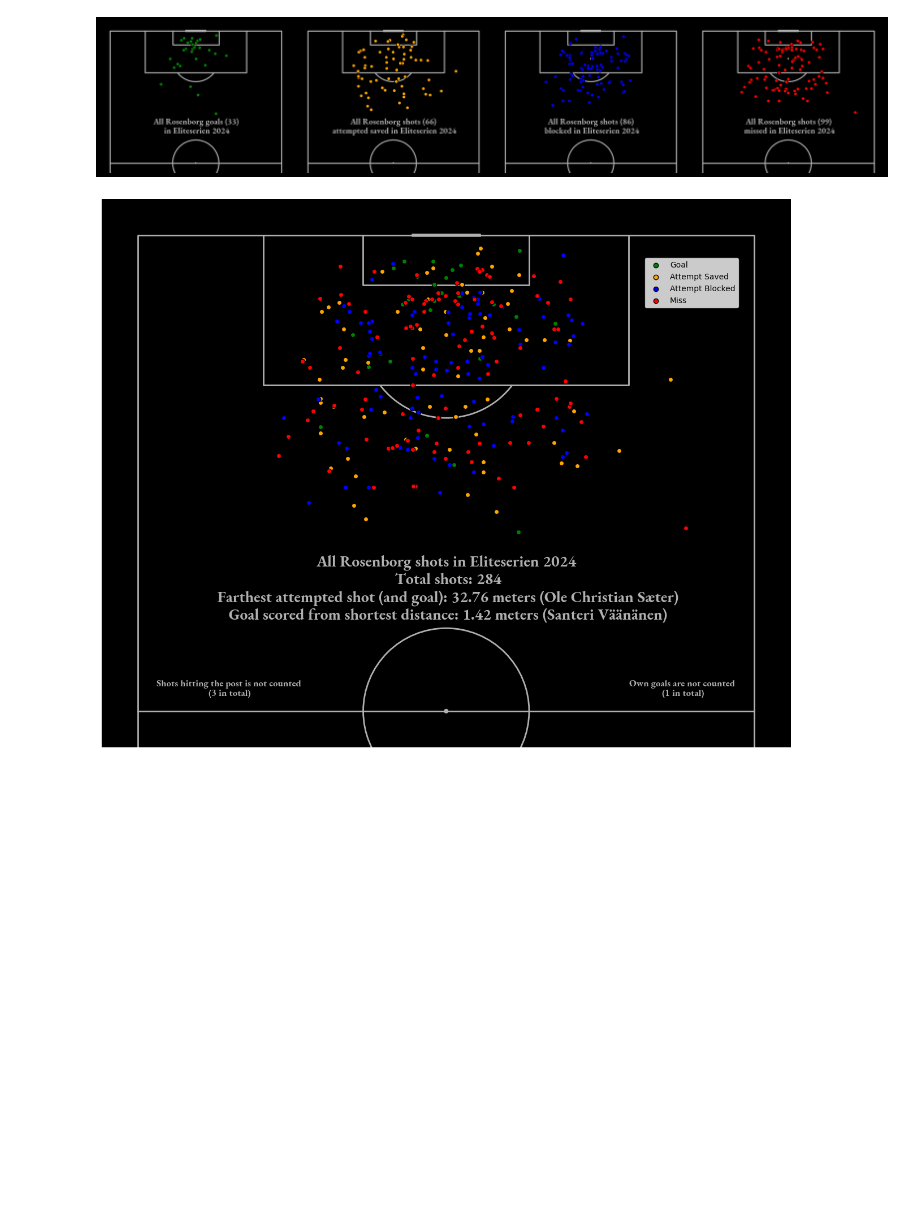
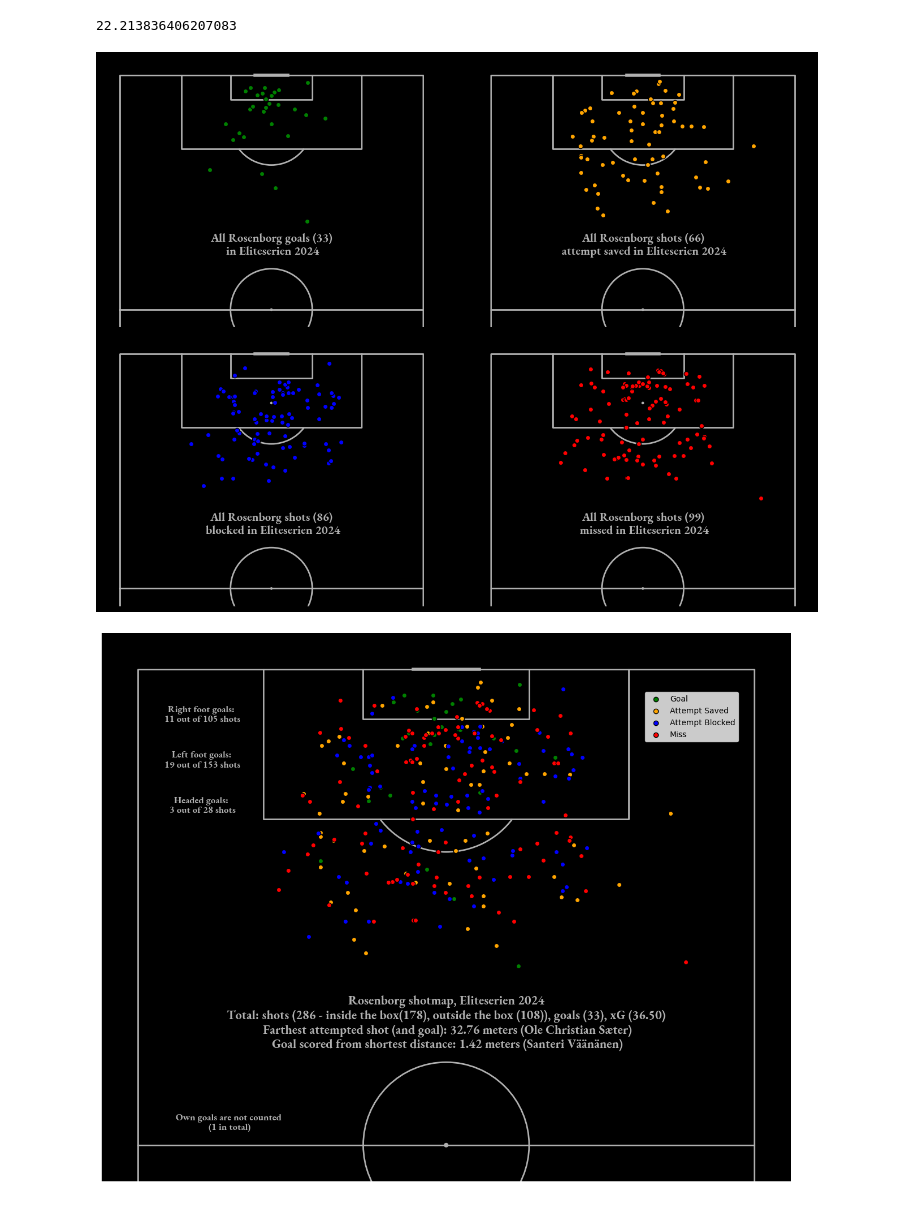
Before and after one commit to sanderstoy/Football-Analytics, a Jupyter notebook: rosenborg_shotmap_home_and_away_scrapes_all_games_automatically.ipynb, the cells around one changed output. Saved outputs shown, nothing was run; the diff lists cells and outputs as text; code cells hidden in the pictures; blank space fills up the shorter version.

Commit message:
Finalized code so everything plots correctly. Still messy.

```diff
--- a/rosenborg_shotmap_home_and_away_scrapes_all_games_automatically.ipynb
+++ b/rosenborg_shotmap_home_and_away_scrapes_all_games_automatically.ipynb
@@ -44,13 +44,14 @@ def scraper(match_id):
      2. CORRECTING COORDINATES
      3. FILTERS ROSENBORG SHOTS BY GOAL, ATTEMPT SAVED AND MISS (SO WE CAN COLOR EACH DOT WITH A UNIQUE COLOR)'''
 
-isowngoal = np.sum(all_shots_rosenborg['isOwnGoal'] == True)
+# isowngoal = np.sum(all_shots_rosenborg['isOwnGoal'] == True)
+
 rosenborg_team_id = all_shots_rosenborg[all_shots_rosenborg['teamId'] == 8422]
 rosenborg_shots_goal = rosenborg_team_id[rosenborg_team_id['eventType'] == 'Goal']
 rosenborg_shots_attempt_saved = rosenborg_team_id[(rosenborg_team_id['eventType'] == 'AttemptSaved') & (rosenborg_team_id['isBlocked'] == False)]
 rosenborg_shots_miss = rosenborg_team_id[rosenborg_team_id['eventType'] == 'Miss']
 rosenborg_shots_attempt_blocked = rosenborg_team_id[(rosenborg_team_id['eventType'] == 'AttemptSaved') & (rosenborg_team_id['isBlocked'] == True)]
-
+rosenborg_post = rosenborg_team_id[rosenborg_team_id['eventType'] == 'Post']
 
 ''' REMOVES DUPLICATE MATCHES (HAPPENS WHEN A MATCH IS POSTPONED)'''
 all_shots_rosenborg = rosenborg_team_id[(rosenborg_team_id['matchId'] != '4583736')]
@@ -69,54 +70,72 @@ font = font_manager.FontProperties(fname='C:\\Users\\Sander\\Downloads\\EB_Garam
 
 ''' MISCELLANEOUS CALCULATIONS '''
 rosenborg_team_id_index_reset = rosenborg_team_id.reset_index(drop=True)
-total_shots = len(rosenborg_shots_goal) + len(rosenborg_shots_attempt_saved) + len(rosenborg_shots_miss) + len(rosenborg_shots_attempt_blocked)
+total_shots = len(rosenborg_shots_goal) + len(rosenborg_shots_attempt_saved) + len(rosenborg_shots_miss) + len(rosenborg_shots_attempt_blocked) + len(rosenborg_post)
 longest_shot =  pitch_length - rosenborg_team_id['x'].min()
 longest_shot_index = rosenborg_team_id_index_reset['x'].idxmin()
 longest_shot_name = rosenborg_team_id_index_reset['playerName'][longest_shot_index]
 shortest_shot = pitch_length - rosenborg_team_id['x'].max()
 shortest_shot_index = rosenborg_team_id_index_reset['x'].idxmax()
 shortest_shot__name = rosenborg_team_id_index_reset['playerName'][shortest_shot_index]
-total_xg = rosenborg_shots_goal['expectedGoals'].sum()
+total_xg = all_shots_rosenborg['expectedGoals'].sum()
+total_xgot = all_shots_rosenborg['expectedGoalsOnTarget'].sum()
+right_foot_shots = len(all_shots_rosenborg[all_shots_rosenborg['shotType'] == 'RightFoot'])
+left_foot_shots = len(all_shots_rosenborg[all_shots_rosenborg['shotType'] == 'LeftFoot'])
+header_shots = len(all_shots_rosenborg[all_shots_rosenborg['shotType'] == 'Header'])
+right_foot_goals = len(rosenborg_shots_goal[(rosenborg_shots_goal['shotType'] == 'RightFoot') & (rosenborg_shots_goal['eventType'] == 'Goal')])
+left_foot_goals = len(rosenborg_shots_goal[(rosenborg_shots_goal['shotType'] == 'LeftFoot') & (rosenborg_shots_goal['eventType'] == 'Goal')])
+header_goals = len(rosenborg_shots_goal[(rosenborg_shots_goal['shotType'] == 'Header') & (rosenborg_shots_goal['eventType'] == 'Goal')])
+inside_the_box = len(all_shots_rosenborg[all_shots_rosenborg['isFromInsideBox'] == True])
+outside_the_box = total_shots - inside_the_box
+
+print(rosenborg_shots_goal['expectedGoalsOnTarget'].sum())
 
 ''' PITCH '''
 pitch = VerticalPitch(half=True, pitch_type='custom', pitch_length=pitch_length, pitch_width=pitch_width)
 pitch2 = VerticalPitch(half=True, pitch_type='custom', pitch_length=pitch_length, pitch_width=pitch_width)
 
-fig, axs = pitch.draw(ncols=4,figsize=(20, 15))
+fig, axs = pitch.draw(nrows=2,ncols=2,figsize=(15, 10))
 fig2, axs2 = pitch2.draw(figsize=(15,10))
 
 
 fig.patch.set_facecolor('black')
-for ax in axs:
+for ax in axs.flat:
     ax.set_facecolor('black')
 ''' PLOTTING SHOTS in 4 different subplots '''
-pitch.scatter(rosenborg_shots_goal.x, rosenborg_shots_goal.y, color='green', edgecolors='black', zorder=12, label='Goal', ax=axs[0])
-pitch.scatter(rosenborg_shots_attempt_saved.x, rosenborg_shots_attempt_saved.y, color='orange', edgecolors='black', zorder=12, label='Attempt Saved', ax=axs[1])
-pitch.scatter(rosenborg_shots_attempt_blocked.x, rosenborg_shots_attempt_blocked.y, color='blue', edgecolors='black', zorder=12, label='Attempt Blocked', ax=axs[2])
-pitch.scatter(rosenborg_shots_miss.x, rosenborg_shots_miss.y, color='red', edgecolors='black', zorder=12, label='Miss', ax=axs[3])
+pitch.scatter(rosenborg_shots_goal.x, rosenborg_shots_goal.y, color='green', edgecolors='black', zorder=12, label='Goal', ax=axs[0,0])
+pitch.scatter(rosenborg_shots_attempt_saved.x, rosenborg_shots_attempt_saved.y, color='orange', edgecolors='black', zorder=12, label='Attempt Saved', ax=axs[0,1])
+pitch.scatter(rosenborg_shots_attempt_blocked.x, rosenborg_shots_attempt_blocked.y, color='blue', edgecolors='black', zorder=12, label='Attempt Blocked', ax=axs[1,0])
+pitch.scatter(rosenborg_shots_miss.x, rosenborg_shots_miss.y, color='red', edgecolors='black', zorder=12, label='Miss', ax=axs[1,1])
 
 fig.patch.set_facecolor('black')
 axs2.set_facecolor('black')
 ''' PLOTTING SHOTS in 1 subplot '''
 pitch2.scatter(rosenborg_shots_goal.x, rosenborg_shots_goal.y, color='green', edgecolors='black', zorder=12, label='Goal', ax=axs2)
 pitch2.scatter(rosenborg_shots_attempt_saved.x, rosenborg_shots_attempt_saved.y, color='orange', edgecolors='black', zorder=12, label='Attempt Saved', ax=axs2)
 pitch2.scatter(rosenborg_shots_attempt_blocked.x, rosenborg_shots_attempt_blocked.y, color='blue', edgecolors='black', zorder=12, label='Attempt Blocked', ax=axs2)
 pitch2.scatter(rosenborg_shots_miss.x, rosenborg_shots_miss.y, color='red', edgecolors='black', zorder=12, label='Miss', ax=axs2)
 axs2.legend(loc='upper right', bbox_to_anchor=(0.93,0.9))
 
-txt = axs[0].text(x=34, y=67, s=f'All Rosenborg goals ({len(rosenborg_shots_goal)})\n in Eliteserien 2024',size=15,fontproperties=font, color=pitch.line_color,va='center', ha='center')
-txt = axs[1].text(x=34, y=67, s=f'All Rosenborg shots ({len(rosenborg_shots_attempt_saved)})\n attempted saved in Eliteserien 2024',size=15,fontproperties=font, color=pitch.line_color,va='center', ha='center')
-txt = axs[2].text(x=34, y=67, s=f'All Rosenborg shots ({len(rosenborg_shots_attempt_blocked)})\n blocked in Eliteserien 2024',size=15,fontproperties=font, color=pitch.line_color,va='center', ha='center')
-txt = axs[3].text(x=34, y=67, s=f'All Rosenborg shots ({len(rosenborg_shots_miss)})\n missed in Eliteserien 2024',size=15,fontproperties=font, color=pitch.line_color,va='center', ha='center')
+txt = axs[0,0].text(x=34, y=67, s=f'All Rosenborg goals ({len(rosenborg_shots_goal)})\n in Eliteserien 2024',size=15,fontproperties=font, color=pitch.line_color,va='center', ha='center')
+txt = axs[0,1].text(x=34, y=67, s=f'All Rosenborg shots ({len(rosenborg_shots_attempt_saved)})\n attempt saved in Eliteserien 2024',size=15,fontproperties=font, color=pitch.line_color,va='center', ha='center')
+txt = axs[1,0].text(x=34, y=67, s=f'All Rosenborg shots ({len(rosenborg_shots_attempt_blocked)})\n blocked in Eliteserien 2024',size=15,fontproperties=font, color=pitch.line_color,va='center', ha='center')
+txt = axs[1,1].text(x=34, y=67, s=f'All Rosenborg shots ({len(rosenborg_shots_miss)})\n missed in Eliteserien 2024',size=15,fontproperties=font, color=pitch.line_color,va='center', ha='center')
 txt = axs2.text(x=34, y=66,
-                s=f'All Rosenborg shots in Eliteserien 2024\n Total shots: {total_shots}\n Farthest attempted shot (and goal): {longest_shot:.2f} meters ({longest_shot_name})\n Goal scored from shortest distance: {shortest_shot:.2f} meters ({shortest_shot__name})',
-                size=20,fontproperties=font, color=pitch.line_color,va='center', ha='center')
+                s=f'Rosenborg shotmap, Eliteserien 2024\n Total: shots ({total_shots} - inside the box({inside_the_box}), outside the box ({outside_the_box})), goals ({len(rosenborg_shots_goal)}), xG ({total_xg:.2f}) \n Farthest attempted shot (and goal): {longest_shot:.2f} meters ({longest_shot_name})\n Goal scored from shortest distance: {shortest_shot:.2f} meters ({shortest_shot__name})',
+                size=16,fontproperties=font, color=pitch.line_color,va='center', ha='center')
 txt = axs2.text(x=58, y=55,
-                s=f'Shots hitting the post is not counted\n (3 in total)',
-                size=12,fontproperties=font, color=pitch.line_color,va='center', ha='center')
-txt = axs2.text(x=8, y=55,
                 s=f'Own goals are not counted\n (1 in total)',
                 size=12,fontproperties=font, color=pitch.line_color,va='center', ha='center')
+txt = axs2.text(x=61, y=100,
+                s=f'Right foot goals:\n {right_foot_goals} out of {right_foot_shots} shots',
+                size=12,fontproperties=font,color=pitch.line_color,va='center', ha='center', )
+txt = axs2.text(x=61, y=95,
+                s=f'Left foot goals:\n {left_foot_goals} out of {left_foot_shots} shots',
+                size=12,fontproperties=font,color=pitch.line_color,va='center', ha='center', )
+txt = axs2.text(x=61, y=90,
+                s=f'Headed goals:\n {header_goals} out of {header_shots} shots',
+                size=12,fontproperties=font,color=pitch.line_color,va='center', ha='center', )
 # %% [output]
+22.213836406207083
-[figure, old version]
+[figure, new version]
-[figure, old version]
+[figure, new version]
```
